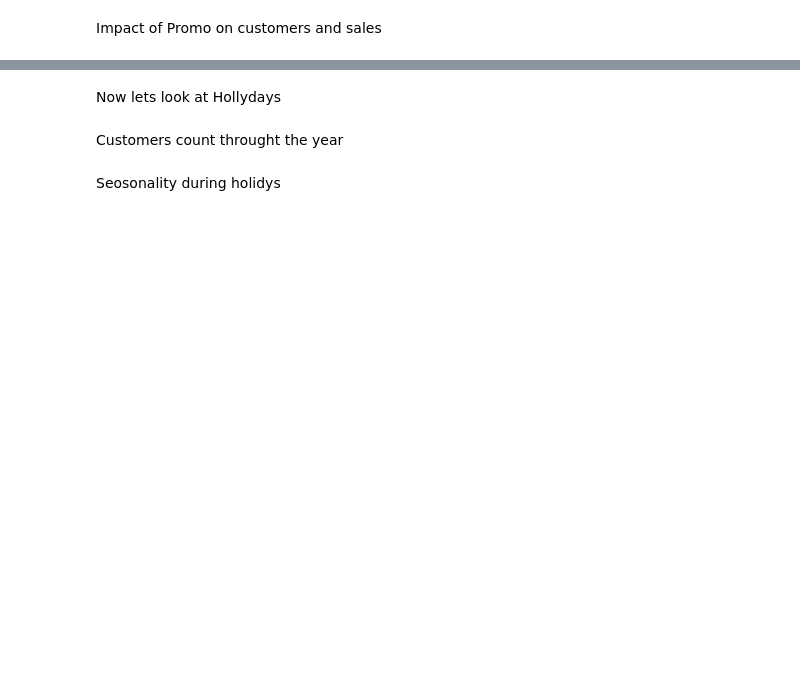
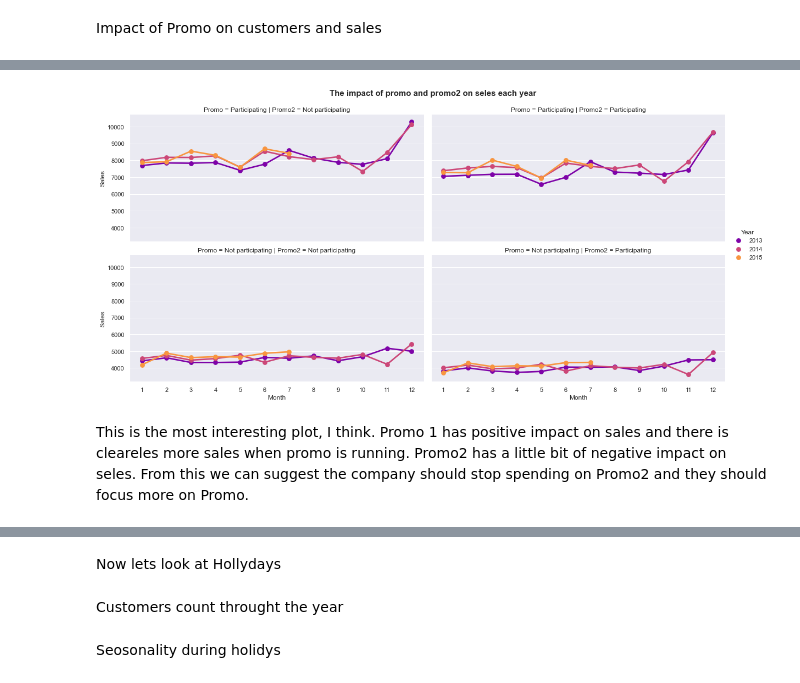
Before and after one commit to eandualem/PharmaceuticalSalesPrediction, a Jupyter notebook: notebooks/2.0 exploration.ipynb, the cells around one changed output, grey strips where cells are left out. Cells and saved outputs as stored; diff of their text form; code cells hidden in the pictures; blank space fills up the shorter version.

```diff
--- a/notebooks/2.0 exploration.ipynb
+++ b/notebooks/2.0 exploration.ipynb
@@ -296,3 +290,6 @@ Image(pio.to_image(fig, format='png', width=1200))
 # %% [markdown]
 Impact of Promo on customers and sales
+# %%
+df["Promo"] = df["Promo"].apply(lambda x: promo[x])
+df["Promo2"] = df["Promo2"].apply(lambda x: promo[x])
 # %%
@@ -302 +305,14 @@ overall_trend
+# %%
+fp = sns.factorplot(data=df, x='Month', y="Sales", palette='plasma', hue='Year',
+                    row='Promo', col='Promo2', color='green', size=4, aspect=2)
+fp.fig.subplots_adjust(top=.9)
+fp.fig.suptitle("The impact of promo and promo2 on seles each year", fontsize=15, fontweight='bold')
+plt.show()
+# %% [output]
+[figure, added]
+# %% [markdown]
+This is the most interesting plot, I think. Promo 1 has positive impact on sales and there
+is cleareles more sales when promo is running. Promo2 has a little bit of negative impact
+on seles. From this we can suggest the company should stop spending on Promo2 and
+they should focus more on Promo.
 # %%
```
Also changed, not shown: parts of 17 cells of this notebook.
